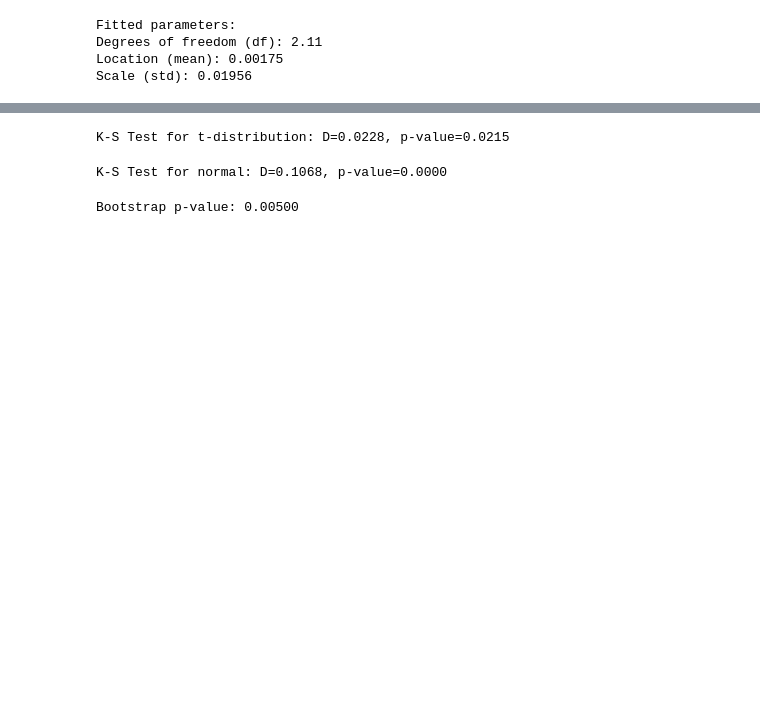
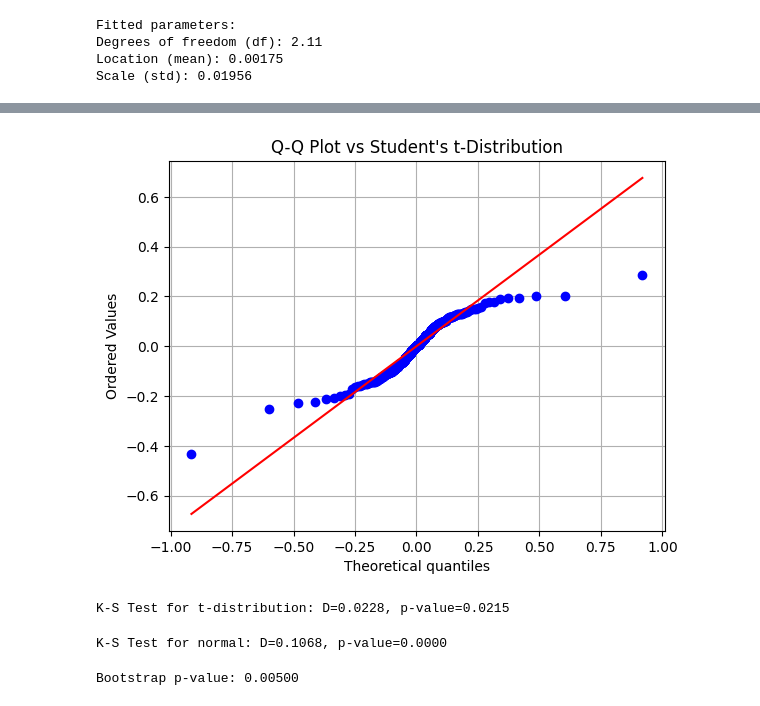
Before and after one commit to Mbigeard06/BtcPriceAnalysis, a Jupyter notebook: t_student.ipynb, the cells around one changed output, grey strips where cells are left out. Drawn from its saved outputs; the diff is of its cells as text; code cells hidden in the pictures; blank space fills up the shorter version.

```diff
--- a/t_student.ipynb
+++ b/t_student.ipynb
@@ -23,3 +42,12 @@ Scale (std): 0.01956
+# %%
+# STEP 2 bis: Q-Q Plot vs fitted Student's t-distribution
+# Note: we use `probplot` with `dist=t` and fitted parameters
+probplot(log_returns, dist=t, sparams=(df_t, loc_t, scale_t), plot=plt)
+plt.title("Q-Q Plot vs Student's t-Distribution")
+plt.grid(True)
+plt.show()
+# %% [output]
+[figure, added]
 # %%
 # STEP 4 : KS-TEST t-distribution
 from scipy.stats import kstest, t
```
Also changed, not shown: parts of 2 cells of this notebook.
